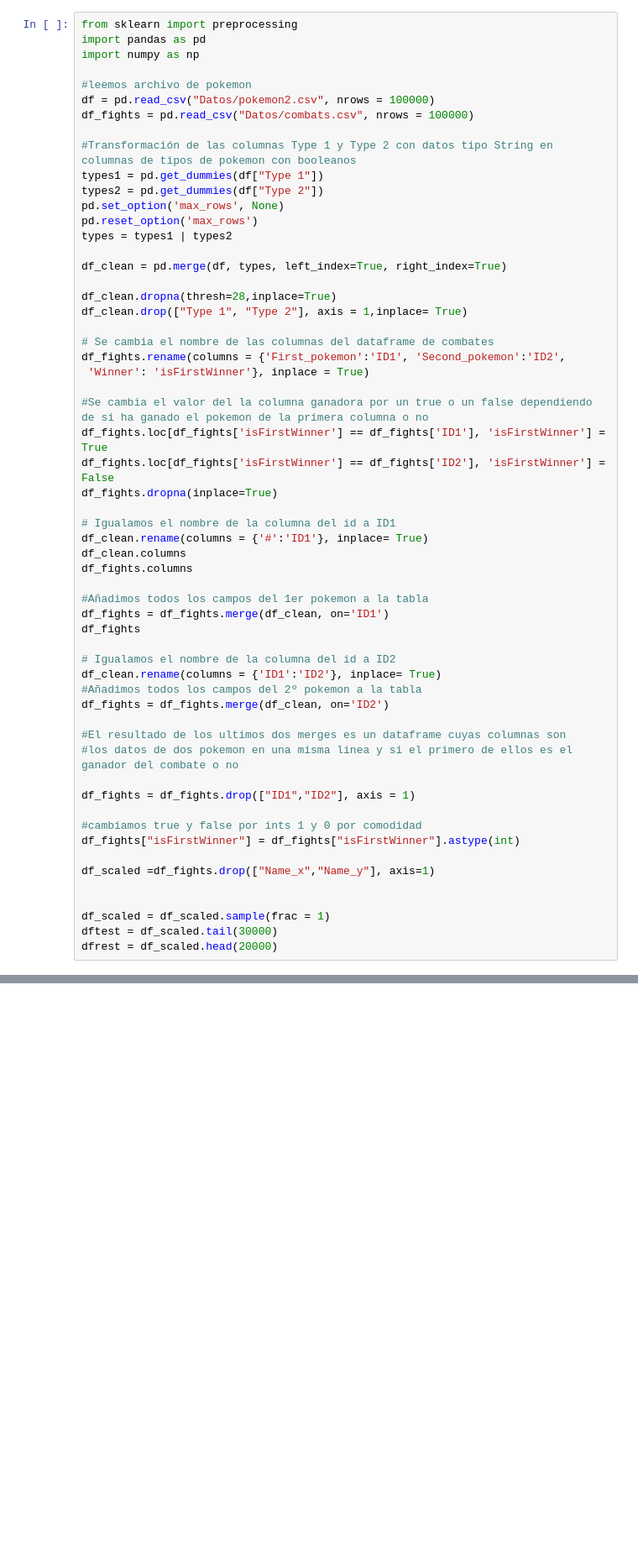
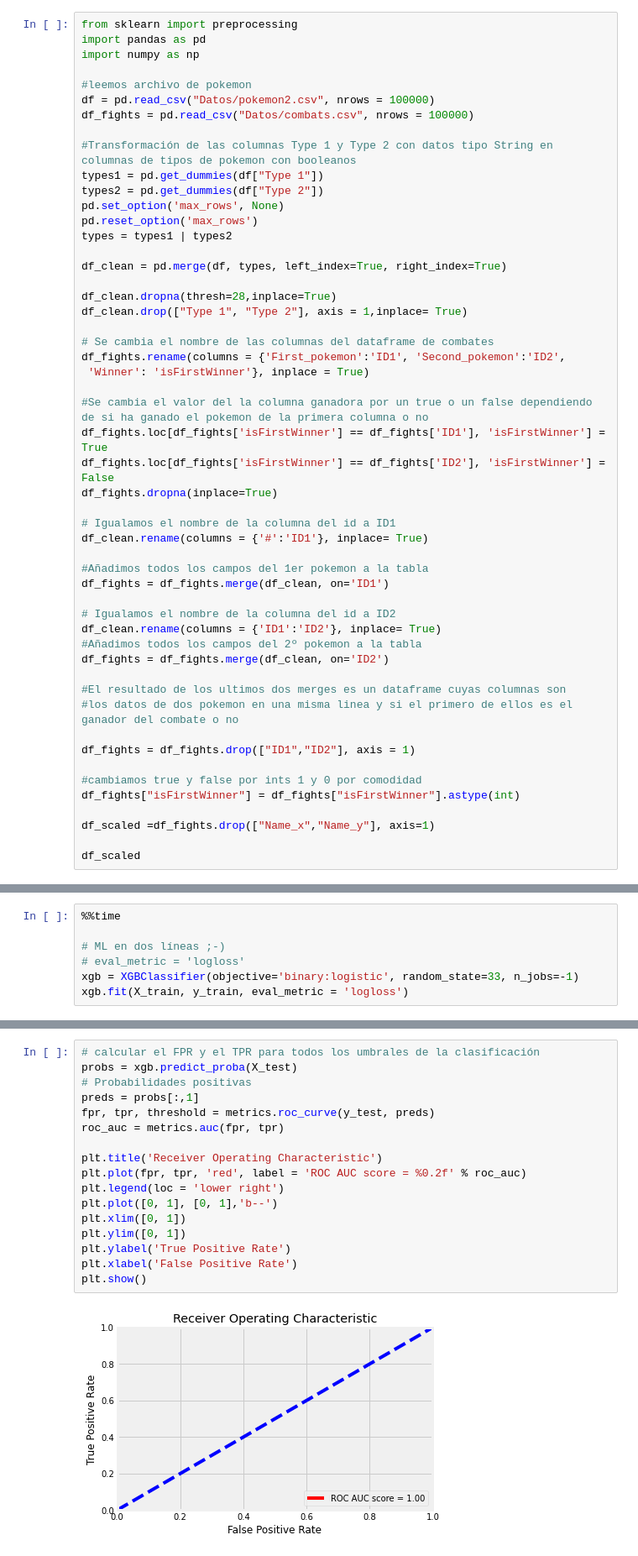
Before and after one commit to Ignaciogg/IA-P3-Interpretabilidad, a Jupyter notebook: a.ipynb, the cells around one changed output, grey strips where cells are left out. Shown: that part at 84% size. Drawn from its saved outputs; the diff is of its cells as text; blank space fills up the shorter version.

```diff
--- a/a.ipynb
+++ b/a.ipynb
@@ -59,12 +59,9 @@ df_fights.dropna(inplace=True)
 
 # Igualamos el nombre de la columna del id a ID1
 df_clean.rename(columns = {'#':'ID1'}, inplace= True)
-df_clean.columns
-df_fights.columns
 
 #Añadimos todos los campos del 1er pokemon a la tabla
 df_fights = df_fights.merge(df_clean, on='ID1')
-df_fights
 
 # Igualamos el nombre de la columna del id a ID2
 df_clean.rename(columns = {'ID1':'ID2'}, inplace= True)
@@ -81,7 +78,4 @@ df_fights["isFirstWinner"] = df_fights["isFirstWinner"].astype(int)
 
 df_scaled =df_fights.drop(["Name_x","Name_y"], axis=1)
 
-
-df_scaled = df_scaled.sample(frac = 1)
-dftest = df_scaled.tail(30000)
-dfrest = df_scaled.head(20000)
+df_scaled
@@ -96,0 +111,7 @@ X_train.shape, X_test.shape
+# %%
+%%time
+
+# ML en dos líneas ;-)
+# eval_metric = 'logloss'
+xgb = XGBClassifier(objective='binary:logistic', random_state=33, n_jobs=-1)
+xgb.fit(X_train, y_train, eval_metric = 'logloss')
@@ -96,0 +178,19 @@ X_train.shape, X_test.shape
+# %%
+# calcular el FPR y el TPR para todos los umbrales de la clasificación
+probs = xgb.predict_proba(X_test)
+# Probabilidades positivas
+preds = probs[:,1]
+fpr, tpr, threshold = metrics.roc_curve(y_test, preds)
+roc_auc = metrics.auc(fpr, tpr)
+
+plt.title('Receiver Operating Characteristic')
+plt.plot(fpr, tpr, 'red', label = 'ROC AUC score = %0.2f' % roc_auc)
+plt.legend(loc = 'lower right')
+plt.plot([0, 1], [0, 1],'b--')
+plt.xlim([0, 1])
+plt.ylim([0, 1])
+plt.ylabel('True Positive Rate')
+plt.xlabel('False Positive Rate')
+plt.show()
+# %% [output]
+[figure, added]
```
Also changed, not shown: parts of 18 cells of this notebook, 2 other files.
